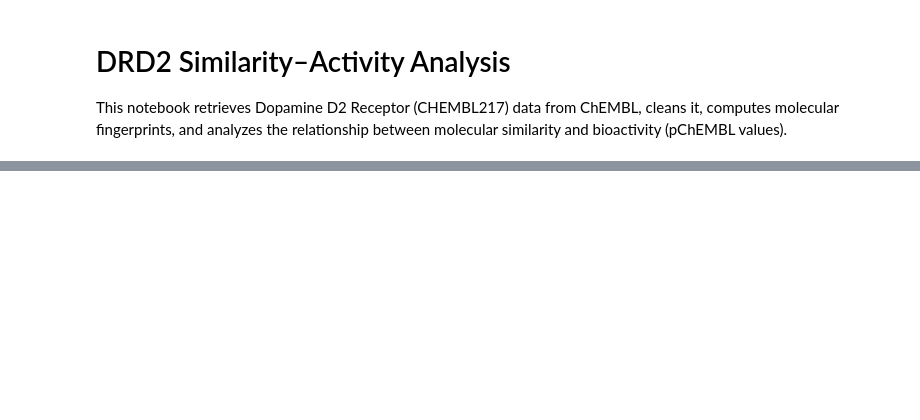
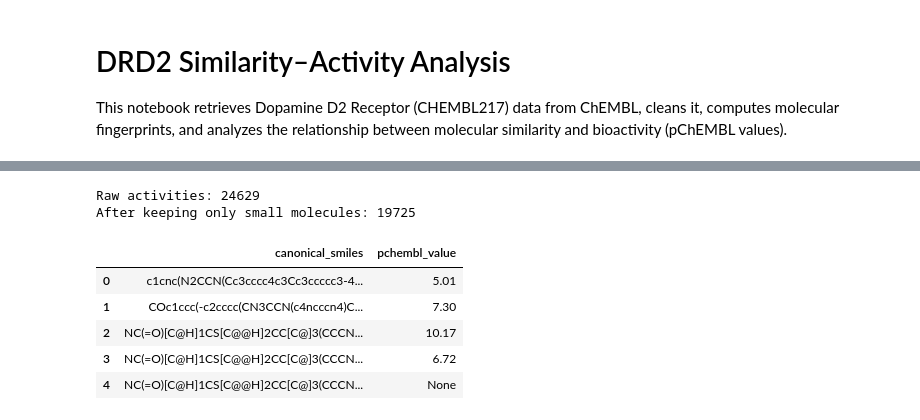
Before and after one commit to apoorvapu/data_science, a Jupyter notebook: DRD2_similarity_activity_analysis.ipynb, the cells around one changed output, grey strips where cells are left out. Saved outputs shown, nothing was run; the diff lists cells and outputs as text; code cells hidden in the pictures; blank space fills up the shorter version.

```diff
--- a/DRD2_similarity_activity_analysis.ipynb
+++ b/DRD2_similarity_activity_analysis.ipynb
@@ -3,0 +49,47 @@ This notebook retrieves Dopamine D2 Receptor (CHEMBL217) data from ChEMBL, clean
+# %%
+target_id = "CHEMBL217"  # Dopamine D2 receptor
+
+# 1. Download activities
+activities = new_client.activity.filter(target_chembl_id=target_id).only(
+    ["molecule_chembl_id", "canonical_smiles", "pchembl_value"]
+)
+df = pd.DataFrame(activities)
+print("Raw activities:", len(df))
+
+# 2. Fetch molecule type info for unique molecules
+molecule = new_client.molecule
+mol_info = []
+for chembl_id in df["molecule_chembl_id"].unique():
+    try:
+        mol = molecule.get(chembl_id)
+        mol_info.append({
+            "molecule_chembl_id": chembl_id,
+            "molecule_type": mol.get("molecule_type", None)
+        })
+    except:
+        continue
+
+mol_info = pd.DataFrame(mol_info)
+
+# 3. Merge with activities
+df = df.merge(mol_info, on="molecule_chembl_id", how="left")
+
+# 4. Keep only small molecules
+df = df[df["molecule_type"] == "Small molecule"].reset_index(drop=True)
+
+df = df[["canonical_smiles", "pchembl_value"]]
+
+print("After keeping only small molecules:", len(df))
+# %% [output]
+Raw activities: 24629
+After keeping only small molecules: 19725
+# %%
+# view a few rows of what we have downloaded:
+df.head()
+# %% [output]
+|  | canonical_smiles | pchembl_value |
+| 0 | c1cnc(N2CCN(Cc3cccc4c3Cc3ccccc3-4... | 5.01 |
+| 1 | COc1ccc(-c2cccc(CN3CCN(c4ncccn4)C... | 7.30 |
+| 2 | NC(=O)[C@H]1CS[C@@H]2CC[C@]3(CCCN... | 10.17 |
+| 3 | NC(=O)[C@H]1CS[C@@H]2CC[C@]3(CCCN... | 6.72 |
+| 4 | NC(=O)[C@H]1CS[C@@H]2CC[C@]3(CCCN... | None |
```
Also changed, not shown: parts of 18 cells of this notebook.
